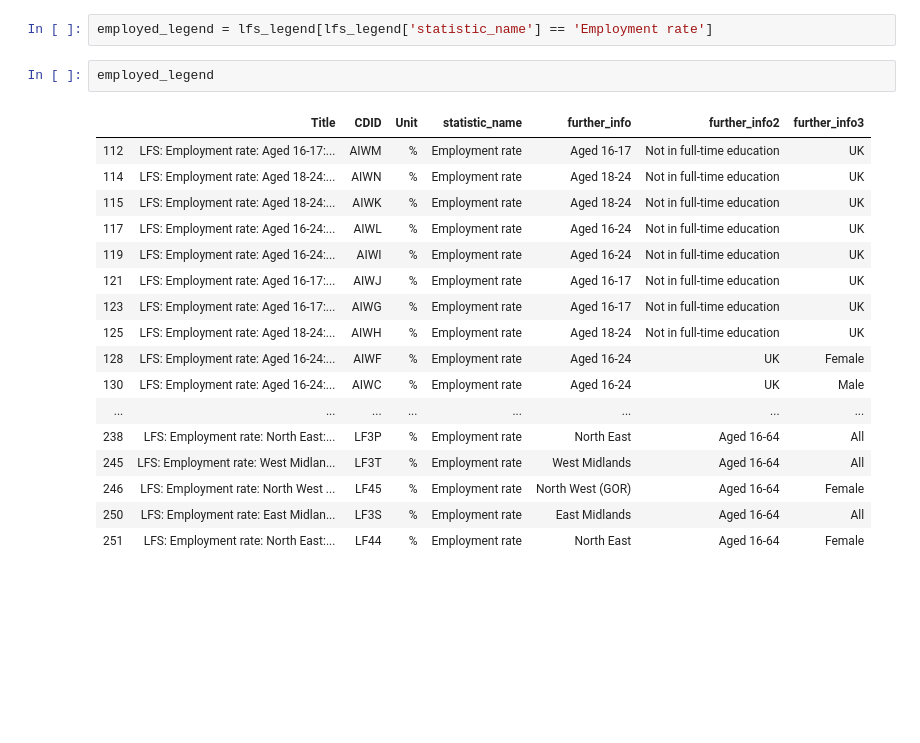
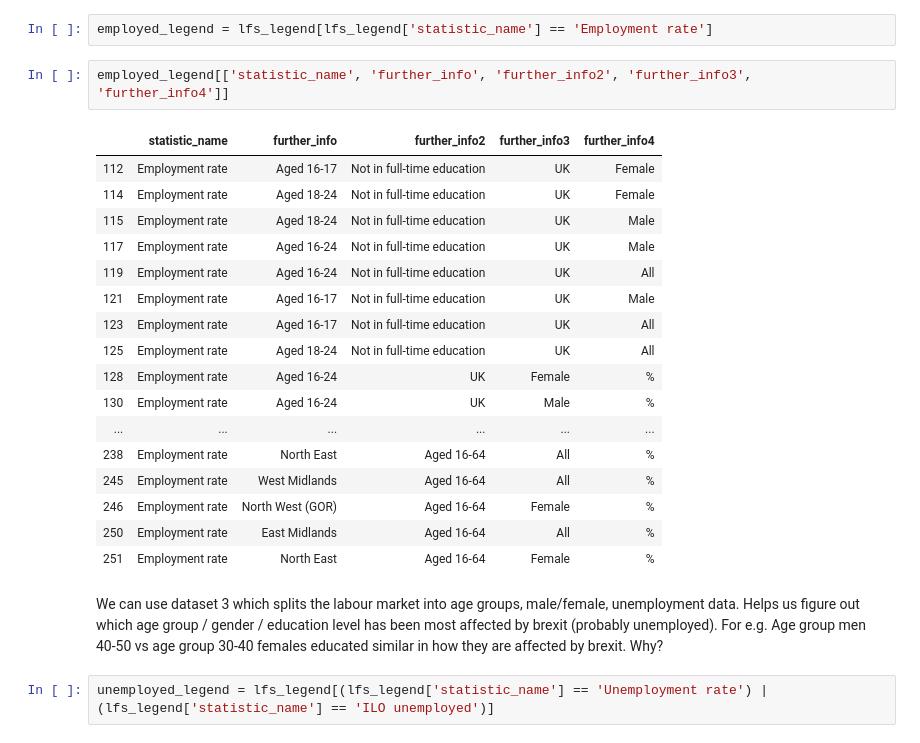
Before and after one commit to Khumo94/citadel-datathon-2019, a Jupyter notebook: dataset-3.ipynb, the cells around one changed output. Drawn from its saved outputs; the diff is of its cells as text; blank space fills up the shorter version.

```diff
--- a/dataset-3.ipynb
+++ b/dataset-3.ipynb
@@ -127,23 +111,27 @@ ILO unemployed over 24 months                   1
 Name: statistic_name, dtype: int64
 # %%
 employed_legend = lfs_legend[lfs_legend['statistic_name'] == 'Employment rate']
-# %%
-employed_legend
-# %% [output]
-|  | Title | CDID | Unit | statistic_name | further_info | further_info2 | further_info3 |
-| 112 | LFS: Employment rate: Aged 16-17:... | AIWM | % | Employment rate | Aged 16-17 | Not in full-time education | UK |
-| 114 | LFS: Employment rate: Aged 18-24:... | AIWN | % | Employment rate | Aged 18-24 | Not in full-time education | UK |
-| 115 | LFS: Employment rate: Aged 18-24:... | AIWK | % | Employment rate | Aged 18-24 | Not in full-time education | UK |
-| 117 | LFS: Employment rate: Aged 16-24:... | AIWL | % | Employment rate | Aged 16-24 | Not in full-time education | UK |
-| 119 | LFS: Employment rate: Aged 16-24:... | AIWI | % | Employment rate | Aged 16-24 | Not in full-time education | UK |
-| 121 | LFS: Employment rate: Aged 16-17:... | AIWJ | % | Employment rate | Aged 16-17 | Not in full-time education | UK |
-| 123 | LFS: Employment rate: Aged 16-17:... | AIWG | % | Employment rate | Aged 16-17 | Not in full-time education | UK |
-| 125 | LFS: Employment rate: Aged 18-24:... | AIWH | % | Employment rate | Aged 18-24 | Not in full-time education | UK |
-| 128 | LFS: Employment rate: Aged 16-24:... | AIWF | % | Employment rate | Aged 16-24 | UK | Female |
-| 130 | LFS: Employment rate: Aged 16-24:... | AIWC | % | Employment rate | Aged 16-24 | UK | Male |
-| ... | ... | ... | ... | ... | ... | ... | ... |
-| 238 | LFS: Employment rate: North East:... | LF3P | % | Employment rate | North East | Aged 16-64 | All |
-| 245 | LFS: Employment rate: West Midlan... | LF3T | % | Employment rate | West Midlands | Aged 16-64 | All |
-| 246 | LFS: Employment rate: North West ... | LF45 | % | Employment rate | North West (GOR) | Aged 16-64 | Female |
-| 250 | LFS: Employment rate: East Midlan... | LF3S | % | Employment rate | East Midlands | Aged 16-64 | All |
-| 251 | LFS: Employment rate: North East:... | LF44 | % | Employment rate | North East | Aged 16-64 | Female |
+# %%
+employed_legend[['statistic_name', 'further_info', 'further_info2', 'further_info3', 'further_info4']]
+# %% [output]
+|  | statistic_name | further_info | further_info2 | further_info3 | further_info4 |
+| 112 | Employment rate | Aged 16-17 | Not in full-time education | UK | Female |
+| 114 | Employment rate | Aged 18-24 | Not in full-time education | UK | Female |
+| 115 | Employment rate | Aged 18-24 | Not in full-time education | UK | Male |
+| 117 | Employment rate | Aged 16-24 | Not in full-time education | UK | Male |
+| 119 | Employment rate | Aged 16-24 | Not in full-time education | UK | All |
+| 121 | Employment rate | Aged 16-17 | Not in full-time education | UK | Male |
+| 123 | Employment rate | Aged 16-17 | Not in full-time education | UK | All |
+| 125 | Employment rate | Aged 18-24 | Not in full-time education | UK | All |
+| 128 | Employment rate | Aged 16-24 | UK | Female | % |
+| 130 | Employment rate | Aged 16-24 | UK | Male | % |
+| ... | ... | ... | ... | ... | ... |
+| 238 | Employment rate | North East | Aged 16-64 | All | % |
+| 245 | Employment rate | West Midlands | Aged 16-64 | All | % |
+| 246 | Employment rate | North West (GOR) | Aged 16-64 | Female | % |
+| 250 | Employment rate | East Midlands | Aged 16-64 | All | % |
+| 251 | Employment rate | North East | Aged 16-64 | Female | % |
+# %% [markdown]
+We can use dataset 3 which splits the labour market into age groups, male/female, unemployment data. Helps us figure out which age group / gender / education level has been most affected by brexit (probably unemployed). For e.g. Age group men 40-50 vs age group 30-40 females educated similar in how they are affected by brexit. Why?
+# %%
+unemployed_legend = lfs_legend[(lfs_legend['statistic_name'] == 'Unemployment rate') | (lfs_legend['statistic_name'] == 'ILO unemployed')]
```
Also changed, not shown: parts of 5 cells of this notebook, 2 other files.
